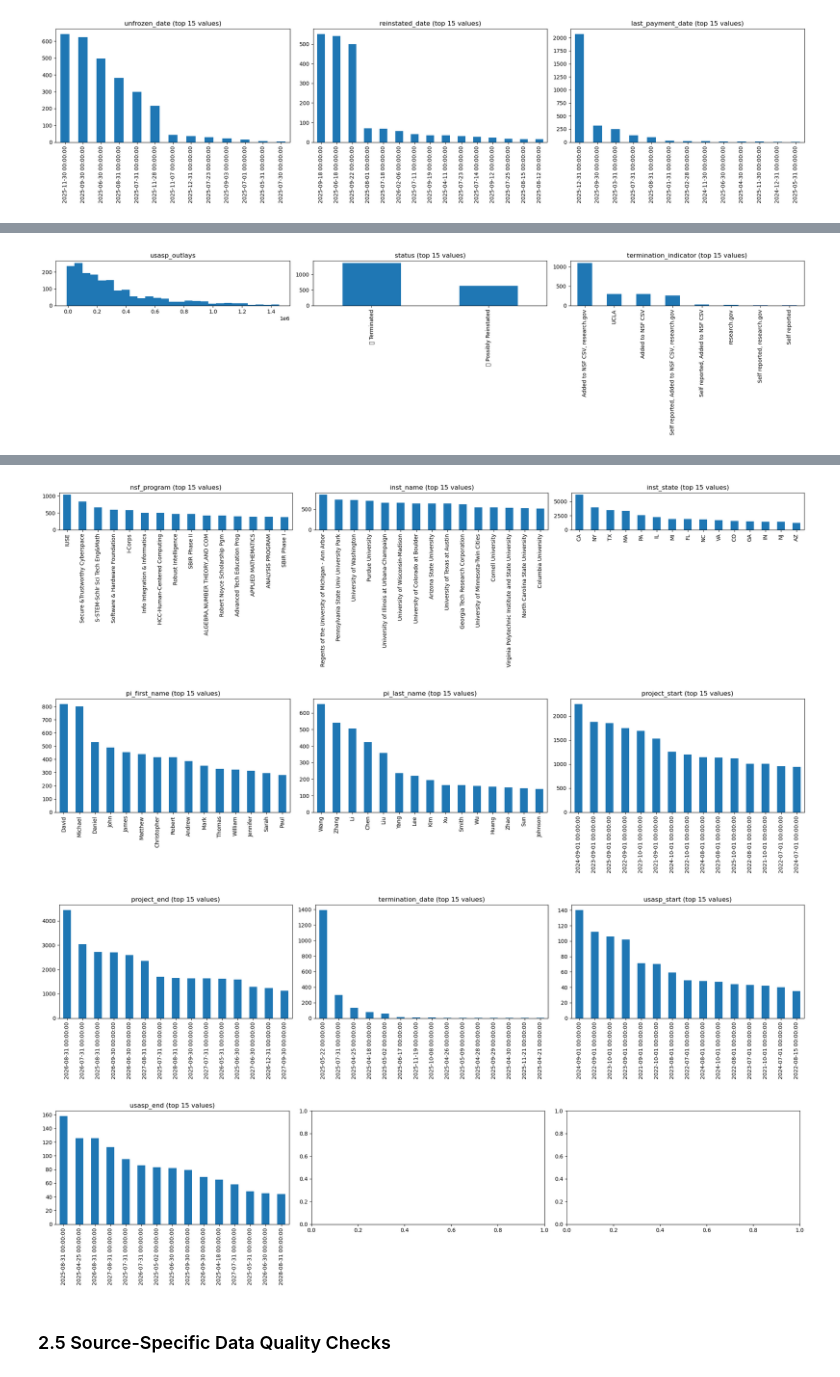
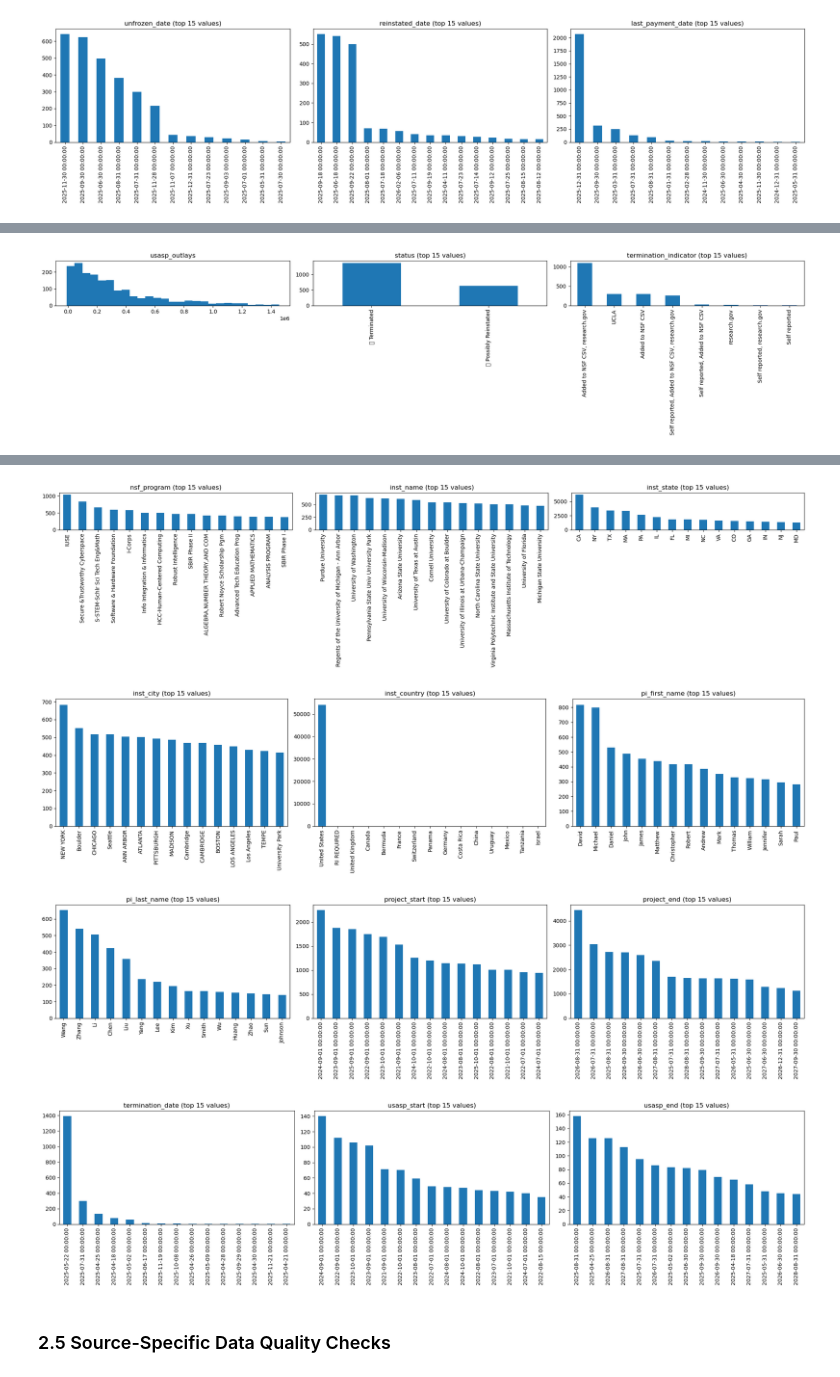
Before and after one commit to philippmoessner/us_science_funding_cuts, a Jupyter notebook: notebook.ipynb, the cells around one changed output, grey strips where cells are left out. Saved outputs shown, nothing was run; the diff lists cells and outputs as text; code cells hidden in the pictures.

Commit message:
data enrichment

```diff
--- a/notebook.ipynb
+++ b/notebook.ipynb
@@ -262,8 +262,8 @@ if not os.path.exists('data_raw/nsf_project_population.csv'):
 # %%
 def flatten_nsf_json(data):
     """
-    Extracts relevant fields from the nested NSF JSON structure
-    and flattens them into a single-level dictionary.
+    Extracts relevant fields from the nested NSF JSON structure,
+    focusing on the performing institution and geographic data.
     """
     row = {
         'awd_id': data.get('awd_id'),
@@ -277,11 +277,22 @@ def flatten_nsf_json(data):
         'abstract': data.get('awd_abstract_narration'),
     }
 
-    # Extract Institution information
+    # PRIMARY CHOICE: Performance Institution (Where the work happens)
+    # FALLBACK: Grantee Institution (Who gets the money)
+    perf = data.get('perf_inst')
     inst = data.get('inst')
-    if inst:
-        row['inst_name'] = inst.get('inst_name')
-        row['inst_state'] = inst.get('inst_state_code')
+
+    target_inst = perf if perf else inst
+
+    if target_inst:
+        # We use a naming convention that matches your NIH/Combined structure
+        row['inst_name'] = target_inst.get('perf_inst_name') or target_inst.get('inst_name')
+        row['inst_city'] = target_inst.get('perf_city_name') or target_inst.get('inst_city_name')
+        row['inst_state'] = target_inst.get('perf_st_code') or target_inst.get('inst_state_code')
+        row['inst_country'] = target_inst.get('perf_ctry_name') or target_inst.get('inst_country_name')
+
+        # Crucial for your political targeting analysis: Congressional District
+        row['inst_congressional_district'] = target_inst.get('perf_st_cong_dist') or target_inst.get('st_cong_dist_code')
 
     # Extract the primary Principal Investigator (PI)
     pi_list = data.get('pi', [])
@@ -290,16 +301,16 @@ def flatten_nsf_json(data):
         row['pi_first_name'] = pi_list[0].get('pi_first_name')
         row['pi_last_name'] = pi_list[0].get('pi_last_name')
 
-    # Extract and join Program Elements (PGM) into a single string
+    # Extract and join Program Elements (PGM)
     pgm = data.get('pgm_ele', [])
     if pgm:
-        row['pgm_names'] = ", ".join([p.get('pgm_ele_name', '') for p in pgm])
+        row['nsf_program'] = ", ".join([p.get('pgm_ele_name', '') for p in pgm])
 
     return row
 
 def load_nsf_data():
     # Path configuration
-    base_dir = "data_raw/nsf"
+    base_dir = "data/data_raw/nsf"
     all_project_data = []
 
     # Verify if directory exists
@@ -336,7 +347,7 @@ def load_nsf_data():
 
         return nsf
 
-if not os.path.exists('data_raw/nsf_project_population.csv'):
+if not os.path.exists('data/data_raw/nsf_project_population.csv'):
     nsf = load_nsf_data()
 # %% [output]
 Processing year archive: 2024.zip...
@@ -575,9 +586,11 @@ nsf_selection['reinstatement_indicator'] = nsf['reinstatement_indicator'].astype
 nsf_selection['termination_indicator'] = nsf['termination_indicator'].astype('string')
 
 # CONTEXT
-nsf_selection['nsf_program'] = nsf['pgm_names'].astype('string')
+nsf_selection['nsf_program'] = nsf['nsf_program'].astype('string')
 nsf_selection['nsf_directorate'] = nsf['org_dir_long_name'].astype('string')
 nsf_selection['nsf_division'] = nsf['org_div_long_name'].astype('string')
+nsf_selection['inst_city'] = nsf['inst_city'].astype('string')
+nsf_selection['inst_country'] = nsf['inst_country'].astype('string')
 nsf_selection['inst_state'] = nsf['inst_state'].astype('string')
 nsf_selection['inst_name'] = nsf['inst_name'].astype('string')
 nsf_selection['pi_first_name'] = nsf['pi_first_name'].astype('string')
@@ -614,6 +627,8 @@ nsf_selection_mapping = {
     'nsf_directorate': 'context',
     'nsf_division': 'context',
     'inst_state': 'context',
+    'inst_city': 'context',
+    'inst_country': 'context',
     'inst_name': 'context',
     'pi_first_name': 'context',
     'pi_last_name': 'context',
@@ -682,7 +697,7 @@ def feature_summary(data):
         'outliers': [count_outliers_iqr(data, col) if is_numeric_dtype(data[col]) and not is_bool_dtype(data[col]) else np.nan],
     })])
 
-    summary['category'] = pd.Categorical(summary['category'], categories=['id', 'status', 'context', 'time', 'finance', 'content'], ordered=True)
+    summary['category'] = pd.Categorical(summary['category'], categories=['id', 'status', 'context', 'time', 'finance', 'content', 'sci_class'], ordered=True)
     summary.sort_values('category', inplace=True)
     return summary
 # %%
@@ -824,34 +839,36 @@ plot_features(nih, nih_summary, figsize=(20, 5), categorical_cols=[
 # %%
 plot_features(nsf, nsf_summary, figsize=(20, 5), categorical_cols=[
     # STATUS
     ('status', 'status'),
     ('status', 'termination_indicator'),
     ('status', 'reinstatement_indicator'),
 
     # CONTEXT
     ('context', 'nsf_directorate'),
     ('context', 'nsf_division'),
     ('context', 'nsf_program'),
     ('context', 'inst_name'),
     ('context', 'inst_state'),
+    ('context', 'inst_city'),
+    ('context', 'inst_country'),
     ('context', 'pi_first_name'),
     ('context', 'pi_last_name'),
 
     # TIME
     ('time', 'project_start'),
     ('time', 'project_end'),
     ('time', 'termination_date'),
     ('time', 'usasp_start'),
     ('time', 'usasp_end'),
 ])
 # %% [output]
 [figure]
 [figure]
 [figure]
-[figure, old version]
+[figure, new version]
-[figure, old version]
+[figure, new version]
-[figure, old version]
+[figure, new version]
-[figure, old version]
+[figure, new version]
 # %% [markdown]
 ### 2.5 Source-Specific Data Quality Checks
 # %% [markdown]
```
Also changed, not shown: parts of 64 cells of this notebook, 4 other files.
